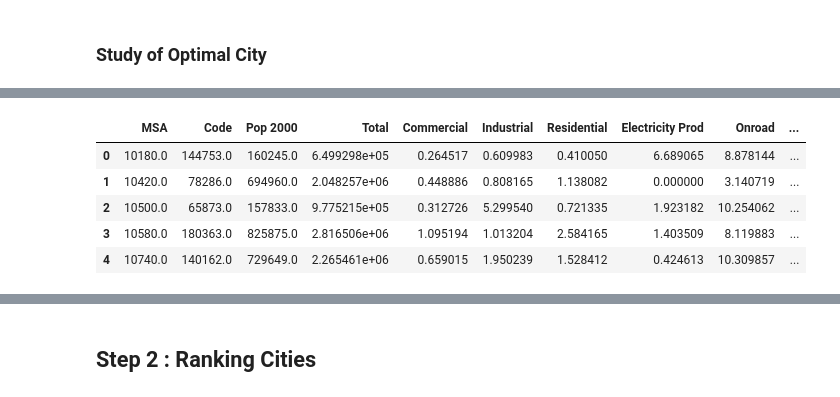
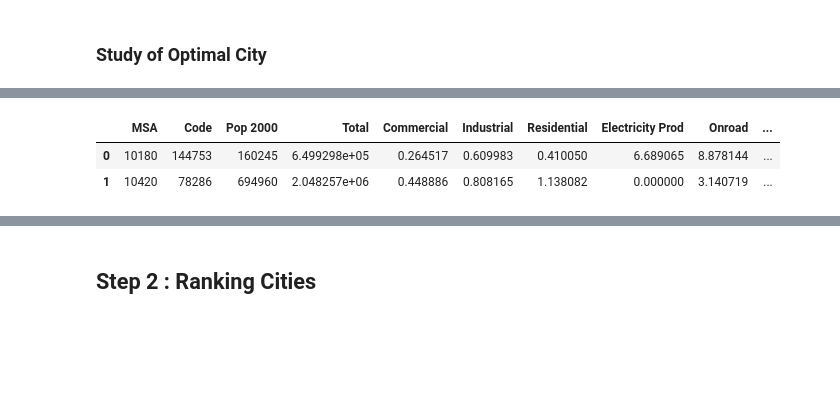
Before and after one commit to esanzglez/Study_of_Optimal_City, a Jupyter notebook: Analysis+Cities_ultimo_.ipynb, the cells around one changed output, grey strips where cells are left out. Cells and saved outputs as stored; diff of their text form; code cells hidden in the pictures; blank space fills up the shorter version.

```diff
--- a/Analysis+Cities_ultimo_.ipynb
+++ b/Analysis+Cities_ultimo_.ipynb
@@ -15,3 +32,5 @@ MSA = pd.read_excel('data/Data.xls', header = 0)
+# %%
+MSA = pd.merge(MSA_codes,MSA_sector, on = 'County_State', how = 'inner')
 # %%
 MSA.head()
 # %% [output]
@@ -24,5 +42,0 @@ MSA.head()
-# %%
-MSA = MSA.iloc[:,:]
-MSA = MSA.drop('Unnamed: 4', axis = 1)
-# %%
-MSA['County_State'] = MSA.County + ', ' + MSA.State
@@ -57,2 +45,3 @@ table.Total = table.Total*1000000
 # %%
-MSAs = table.groupby(by = 'MSA').sum()
+MSA.Total = MSA.Total*1000000
+MSAs = MSA.groupby(by = 'MSA').sum()
@@ -69,12 +48,9 @@ MSAs.head()
 # %%
 MSAs = MSAs.reset_index()
 # %%
-MSAs.head()
+MSAs.head(2)
 # %% [output]
 |  | MSA | Code | Pop 2000 | Total | Commercial | Industrial | Residential | Electricity Prod | Onroad | ... |
-| 0 | 10180.0 | 144753.0 | 160245.0 | 6.499298e+05 | 0.264517 | 0.609983 | 0.410050 | 6.689065 | 8.878144 | ... |
-| 1 | 10420.0 | 78286.0 | 694960.0 | 2.048257e+06 | 0.448886 | 0.808165 | 1.138082 | 0.000000 | 3.140719 | ... |
-| 2 | 10500.0 | 65873.0 | 157833.0 | 9.775215e+05 | 0.312726 | 5.299540 | 0.721335 | 1.923182 | 10.254062 | ... |
-| 3 | 10580.0 | 180363.0 | 825875.0 | 2.816506e+06 | 1.095194 | 1.013204 | 2.584165 | 1.403509 | 8.119883 | ... |
-| 4 | 10740.0 | 140162.0 | 729649.0 | 2.265461e+06 | 0.659015 | 1.950239 | 1.528412 | 0.424613 | 10.309857 | ... |
+| 0 | 10180 | 144753 | 160245 | 6.499298e+05 | 0.264517 | 0.609983 | 0.410050 | 6.689065 | 8.878144 | ... |
+| 1 | 10420 | 78286 | 694960 | 2.048257e+06 | 0.448886 | 0.808165 | 1.138082 | 0.000000 | 3.140719 | ... |
 # %%
```
Also changed, not shown: parts of 90 cells of this notebook.
